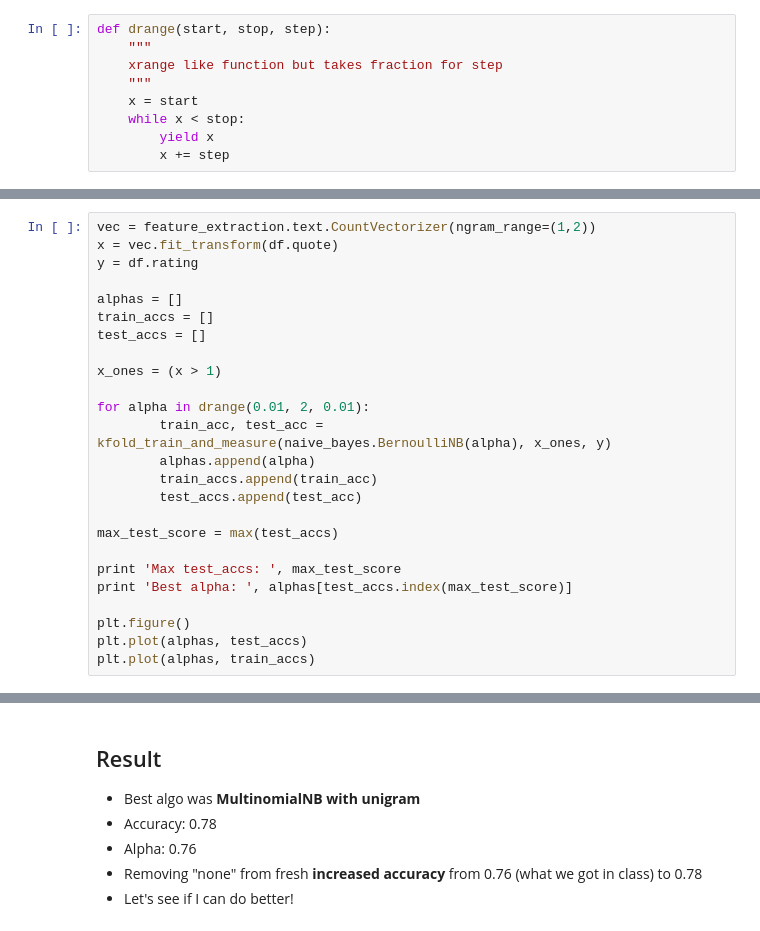
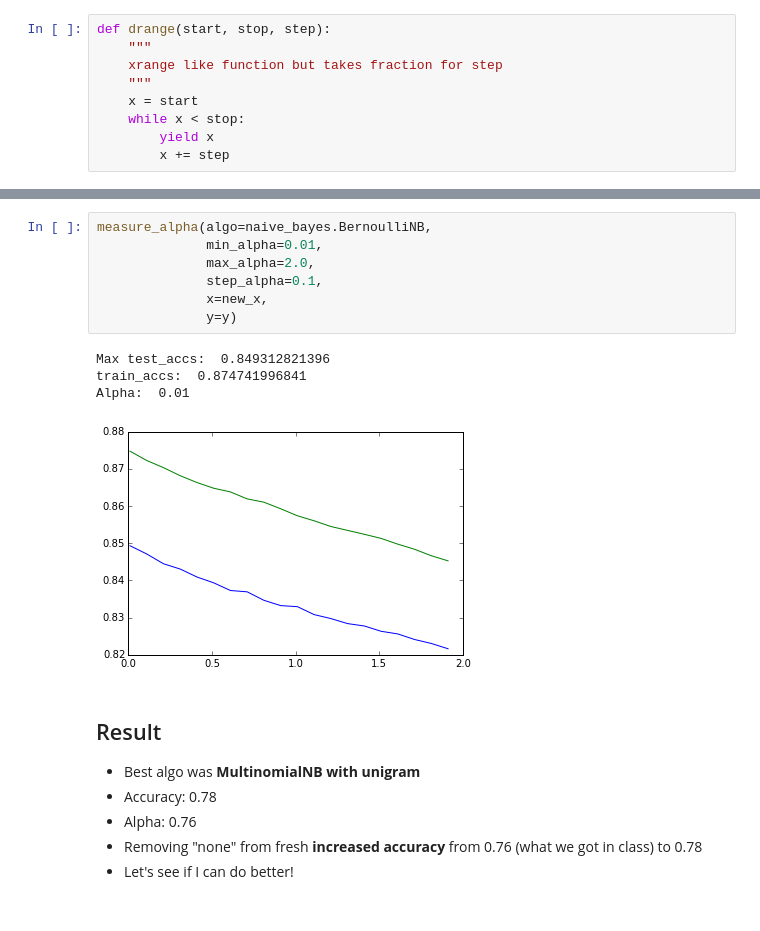
Before and after one commit to ek-ok/GA, a Jupyter notebook: hw/naive_bayes_assignment.ipynb, the cells around one changed output, grey strips where cells are left out. Cells and saved outputs as stored; diff of their text form.

```diff
--- a/hw/naive_bayes_assignment.ipynb
+++ b/hw/naive_bayes_assignment.ipynb
@@ -188,25 +153,0 @@ Best alpha:  0.15
-# %%
-vec = feature_extraction.text.CountVectorizer(ngram_range=(1,2))
-x = vec.fit_transform(df.quote)
-y = df.rating
-
-alphas = []
-train_accs = []
-test_accs = []
-
-x_ones = (x > 1)
-
-for alpha in drange(0.01, 2, 0.01):
-        train_acc, test_acc = kfold_train_and_measure(naive_bayes.BernoulliNB(alpha), x_ones, y)
-        alphas.append(alpha)
-        train_accs.append(train_acc)
-        test_accs.append(test_acc)
-
-max_test_score = max(test_accs)
-
-print 'Max test_accs: ', max_test_score
-print 'Best alpha: ', alphas[test_accs.index(max_test_score)]
-
-plt.figure()
-plt.plot(alphas, test_accs)
-plt.plot(alphas, train_accs)
@@ -218,3 +154,15 @@ Best alpha:  0.02
+# %%
+measure_alpha(algo=naive_bayes.BernoulliNB,
+              min_alpha=0.01,
+              max_alpha=2.0,
+              step_alpha=0.1,
+              x=new_x,
+              y=y)
+# %% [output]
+Max test_accs:  0.849312821396
+train_accs:  0.874741996841
+Alpha:  0.01
+[figure, added]
 # %% [markdown]
 ## Result
 - Best algo was **MultinomialNB with unigram**
```
Also changed, not shown: parts of 21 cells of this notebook, 33 other files.
